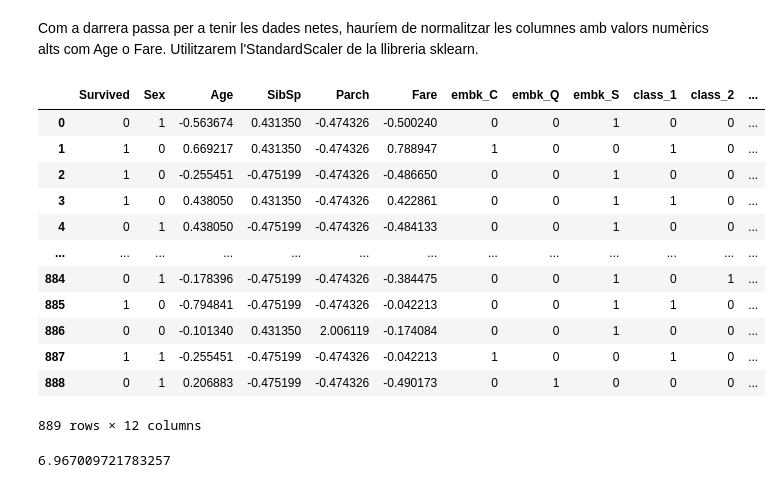
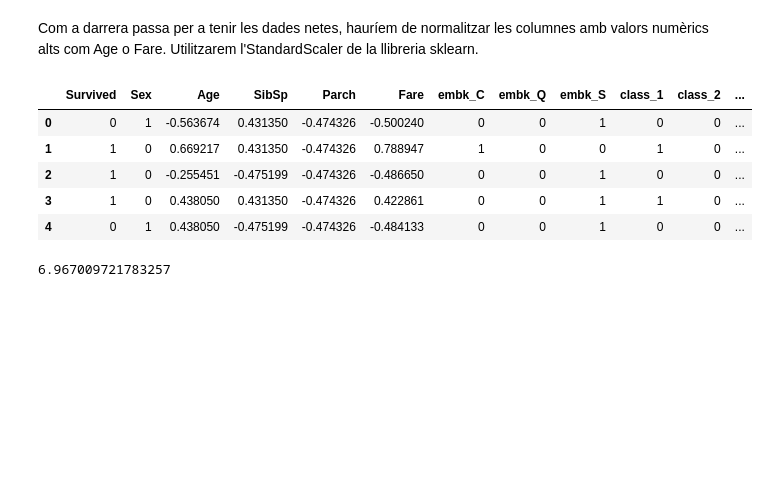
Before and after one commit to jaaumeadrover/2aPracticaIA, a Jupyter notebook: 2aPractica IA.ipynb, the cells around one changed output. Cells and saved outputs as stored; diff of their text form; code cells hidden in the pictures; blank space fills up the shorter version.

```diff
--- a/2aPractica IA.ipynb
+++ b/2aPractica IA.ipynb
@@ -213,7 +215,6 @@ sns.heatmap(data.isnull(),yticklabels=False,cbar=False,cmap='viridis')
 <AxesSubplot:>
 [figure]
 # %%
-data.drop(["PassengerId","Ticket","Name"],inplace=True,axis=1)
 print("La quantitat de NAN's en Cabin es {}/{}".format(data['Cabin'].isna().sum(),len(data)))
 # %% [output]
 La quantitat de NAN's en Cabin es 687/891
@@ -222,5 +223,6 @@ Després d'haver eliminat aquestes columnes podem observarque la columna Cabin t
 # %%
-data=data.drop(["Cabin"],axis=1)
+#Eliminam les columnes "PassengerId","Ticket","Name","Cabin".
+data.drop(["PassengerId","Ticket","Name","Cabin"],inplace=True,axis=1)
 # %%
 data.head()
 # %% [output]
@@ -291,26 +294,20 @@ data
 # %% [markdown]
 Com a darrera passa per a tenir les dades netes, hauríem de normalitzar les columnes amb valors numèrics alts com Age o Fare. Utilitzarem l'StandardScaler de la llibreria sklearn.
 # %%
+# Normalització de Dades
 scaler = StandardScaler()
 data.Age=scaler.fit_transform(data.Age.values.reshape(-1,1))
 data.Fare=scaler.fit_transform(data.Fare.values.reshape(-1,1))
 data.SibSp=scaler.fit_transform(data.SibSp.values.reshape(-1,1))
 data.Parch=scaler.fit_transform(data.Parch.values.reshape(-1,1))
-data
+data.head()
 # %% [output]
 |  | Survived | Sex | Age | SibSp | Parch | Fare | embk_C | embk_Q | embk_S | class_1 | class_2 | ... |
 | 0 | 0 | 1 | -0.563674 | 0.431350 | -0.474326 | -0.500240 | 0 | 0 | 1 | 0 | 0 | ... |
 | 1 | 1 | 0 | 0.669217 | 0.431350 | -0.474326 | 0.788947 | 1 | 0 | 0 | 1 | 0 | ... |
 | 2 | 1 | 0 | -0.255451 | -0.475199 | -0.474326 | -0.486650 | 0 | 0 | 1 | 0 | 0 | ... |
 | 3 | 1 | 0 | 0.438050 | 0.431350 | -0.474326 | 0.422861 | 0 | 0 | 1 | 1 | 0 | ... |
 | 4 | 0 | 1 | 0.438050 | -0.475199 | -0.474326 | -0.484133 | 0 | 0 | 1 | 0 | 0 | ... |
-| ... | ... | ... | ... | ... | ... | ... | ... | ... | ... | ... | ... | ... |
-| 884 | 0 | 1 | -0.178396 | -0.475199 | -0.474326 | -0.384475 | 0 | 0 | 1 | 0 | 1 | ... |
-| 885 | 1 | 0 | -0.794841 | -0.475199 | -0.474326 | -0.042213 | 0 | 0 | 1 | 1 | 0 | ... |
-| 886 | 0 | 0 | -0.101340 | 0.431350 | 2.006119 | -0.174084 | 0 | 0 | 1 | 0 | 0 | ... |
-| 887 | 1 | 1 | -0.255451 | -0.475199 | -0.474326 | -0.042213 | 1 | 0 | 0 | 1 | 0 | ... |
-| 888 | 0 | 1 | 0.206883 | -0.475199 | -0.474326 | -0.490173 | 0 | 1 | 0 | 0 | 0 | ... |
-889 rows × 12 columns
 # %%
 data['Parch'].max()
 # %% [output]
```
Also changed, not shown: parts of 48 cells of this notebook.
